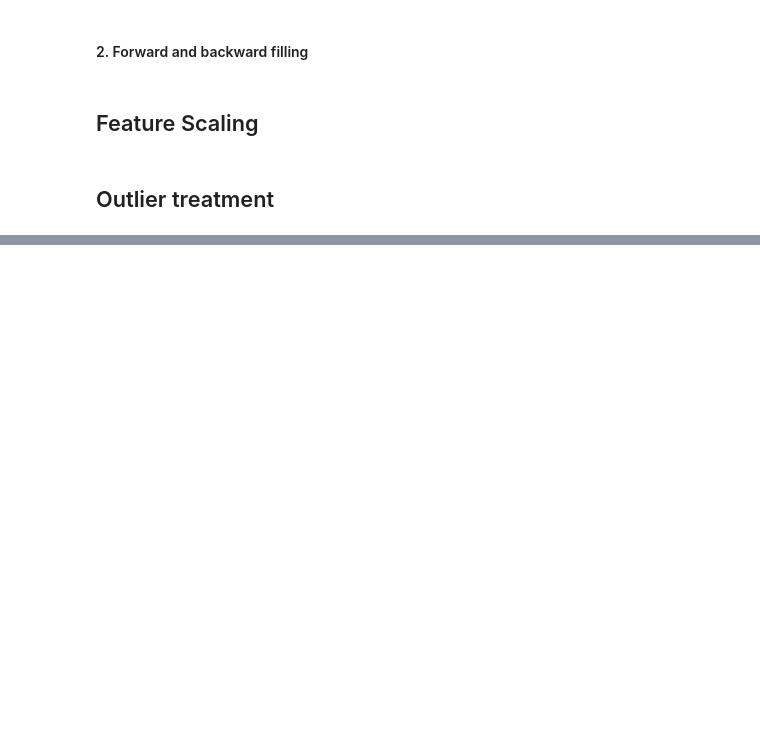
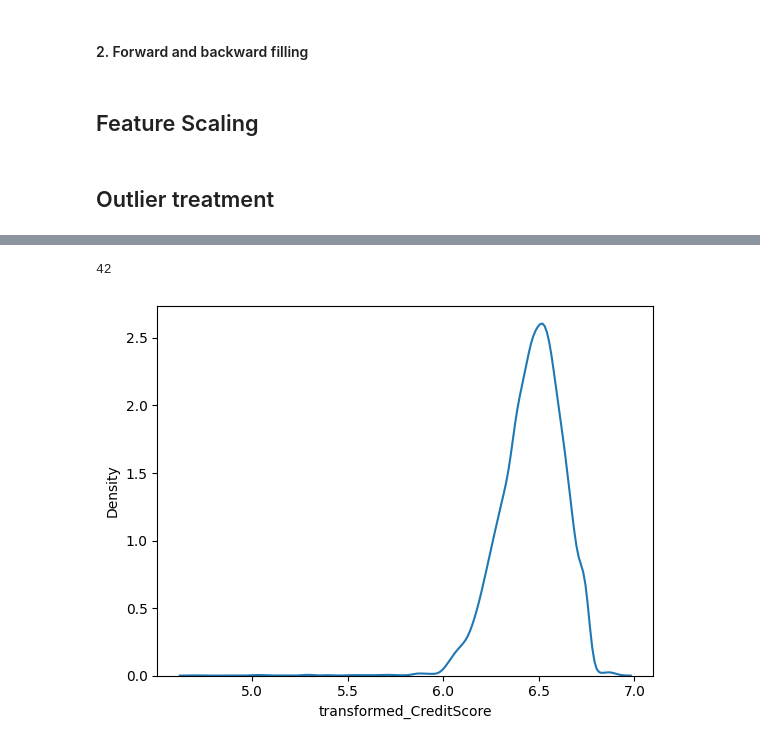
Before and after one commit to Arnav5005/Python, a Jupyter notebook: EDA_1/eda.ipynb, the cells around one changed output, grey strips where cells are left out. Drawn from its saved outputs; the diff is of its cells as text; code cells hidden in the pictures; blank space fills up the shorter version.

```diff
--- a/EDA_1/eda.ipynb
+++ b/EDA_1/eda.ipynb
@@ -122,3 +122,31 @@ memory usage: 937.6+ KB
 #####     · Inter quartile range
 ##### 3. Use that ML model which are not sensitive to outliers
 ##### 4. Like :- KNN, Decision Tree, SVM, Naïve Bayes, Ensemble methods
+# %%
+# 3 sigma technique (Standard Deviation)
+
+# if a data is perfectly normal distributed then it's 99.7 % will lie between the -3 to +3 Standard Deviation and therefore only 0.3 % are outliers but this is ideal case in practical case it's not gonna be like this
+
+# function to detect outlier
+
+def find_outliers(data):
+    outliers=[]
+
+    # set upper and lower limit to 3 Standard Deviation
+
+    data_std=statistics.stdev(data) # Standard Deviation of data is stored in data_std
+    data_mean=statistics.mean(data)
+
+    outlier_cutoff=data_std*3 # cutoff of 3 Standard Deviation
+
+    lower_limit=data_mean-outlier_cutoff
+    upper_limit=data_mean+outlier_cutoff
+
+    # generate outliers
+
+    for i in data:
+        if i>upper_limit or i<lower_limit :
+
+            outliers.append(i)
+
+    return outliers
@@ -124,0 +170,8 @@ memory usage: 937.6+ KB
+# %%
+df['transformed_CreditScore']=np.log(df.CreditScore)
+sns.kdeplot(df.transformed_CreditScore)
+transformed_CS_outliers=find_outliers(df['transformed_CreditScore'])
+len(transformed_CS_outliers) # 42
+# %% [output]
+42
+[figure, added]
```
Also changed, not shown: parts of 12 cells of this notebook, 1 other file.
